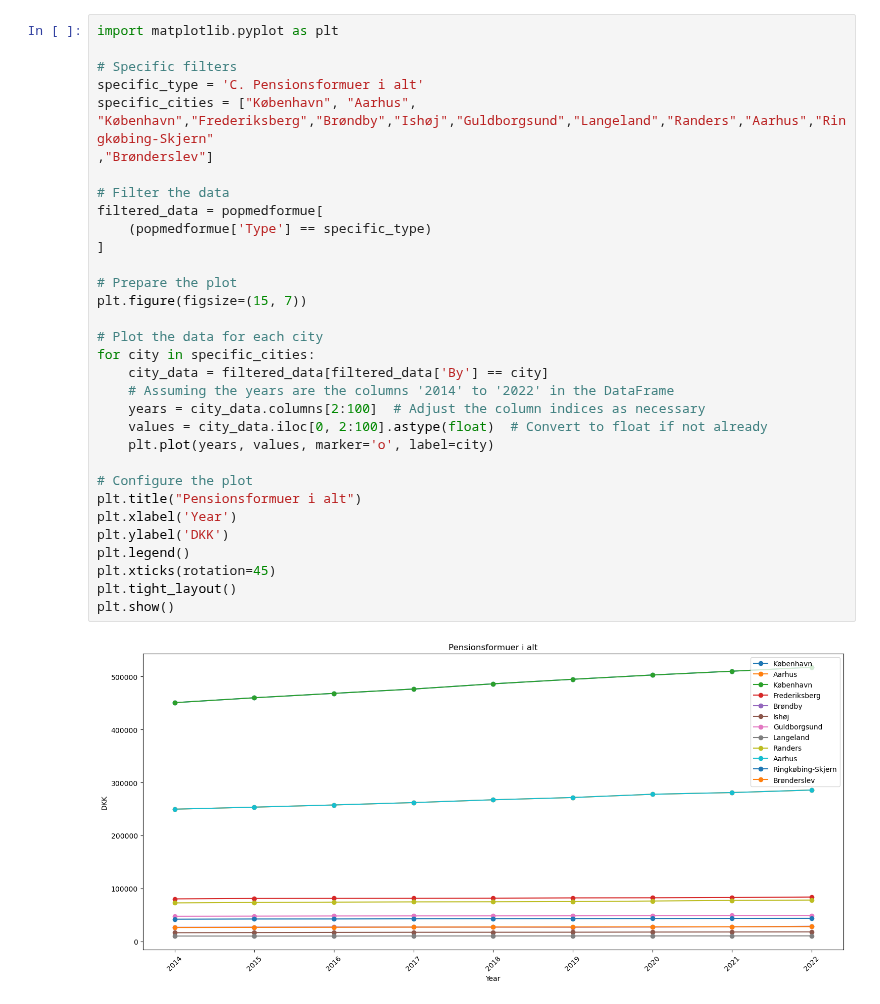
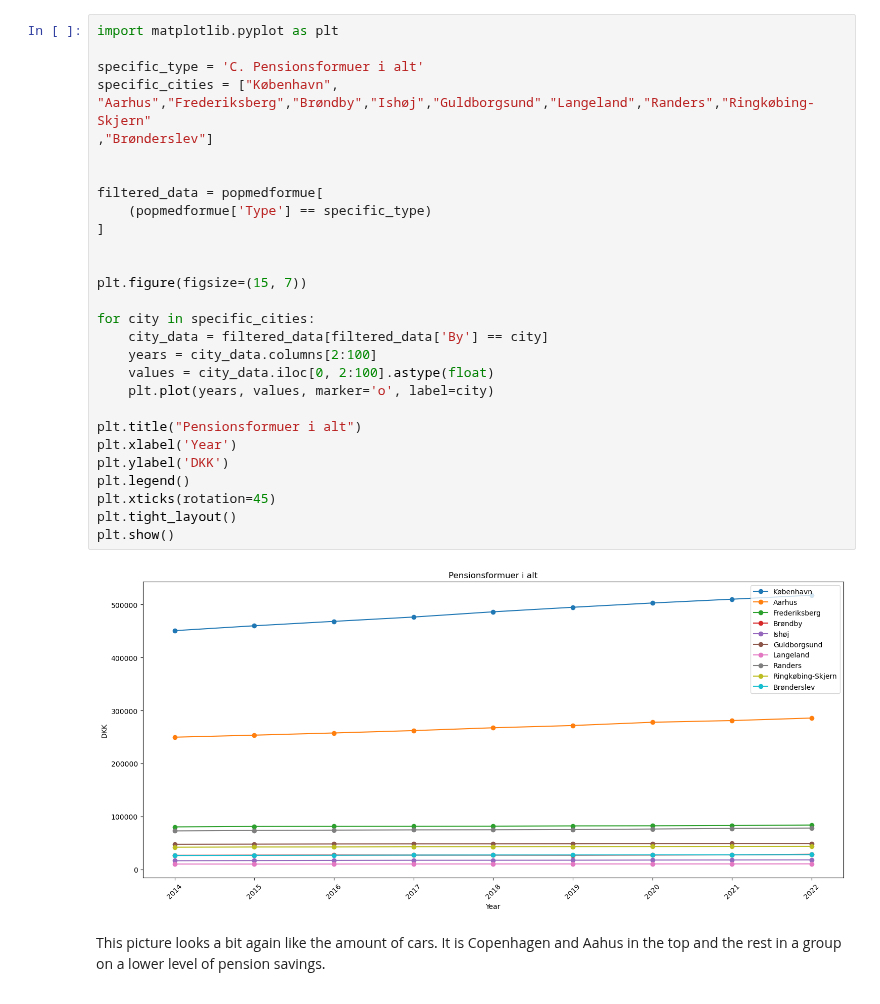
Before and after one commit to NumEconCopenhagen/projects-2024-frederik, a Jupyter notebook: dataproject/datakode.ipynb, the cells around one changed output. Saved outputs shown, nothing was run; the diff lists cells and outputs as text.

```diff
--- a/dataproject/datakode.ipynb
+++ b/dataproject/datakode.ipynb
@@ -214,37 +207,35 @@ print(averagemedformue.head())
 # %%
 import matplotlib.pyplot as plt
 
-# Specific filters
 specific_type = 'C. Pensionsformuer i alt'
-specific_cities = ["København", "Aarhus", "København","Frederiksberg","Brøndby","Ishøj","Guldborgsund","Langeland","Randers","Aarhus","Ringkøbing-Skjern"
+specific_cities = ["København", "Aarhus","Frederiksberg","Brøndby","Ishøj","Guldborgsund","Langeland","Randers","Ringkøbing-Skjern"
 ,"Brønderslev"]
 
-# Filter the data
+
 filtered_data = popmedformue[
     (popmedformue['Type'] == specific_type)
 ]
 
-# Prepare the plot
+
 plt.figure(figsize=(15, 7))
 
-# Plot the data for each city
 for city in specific_cities:
     city_data = filtered_data[filtered_data['By'] == city]
-    # Assuming the years are the columns '2014' to '2022' in the DataFrame
-    years = city_data.columns[2:100]  # Adjust the column indices as necessary
-    values = city_data.iloc[0, 2:100].astype(float)  # Convert to float if not already
+    years = city_data.columns[2:100]
+    values = city_data.iloc[0, 2:100].astype(float)
     plt.plot(years, values, marker='o', label=city)
 
-# Configure the plot
 plt.title("Pensionsformuer i alt")
 plt.xlabel('Year')
 plt.ylabel('DKK')
 plt.legend()
 plt.xticks(rotation=45)
 plt.tight_layout()
 plt.show()
 # %% [output]
-[figure, old version]
+[figure, new version]
+# %% [markdown]
+This picture looks a bit again like the amount of cars. It is Copenhagen and Aahus in the top and the rest in a group on a lower level of pension savings.
 # %%
 import pandas as pd
 
```
Also changed, not shown: parts of 15 cells of this notebook.
